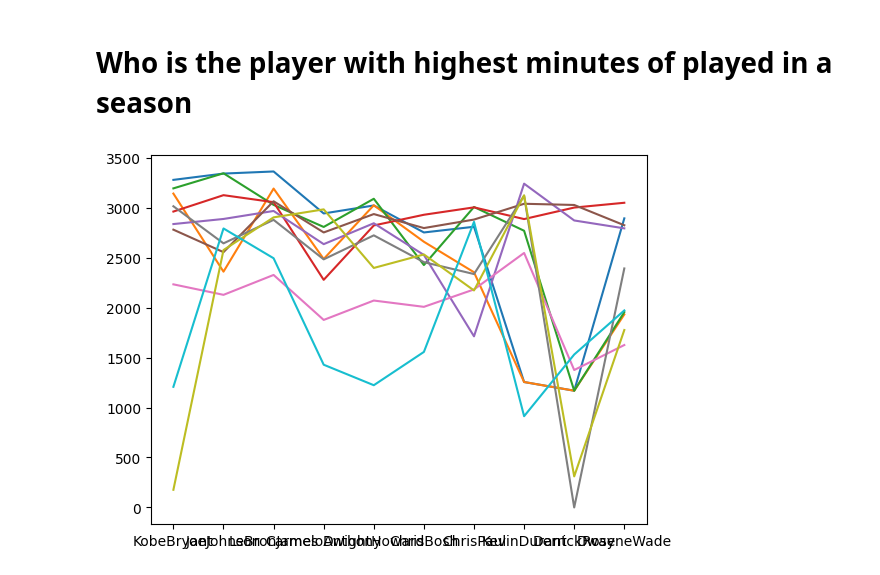
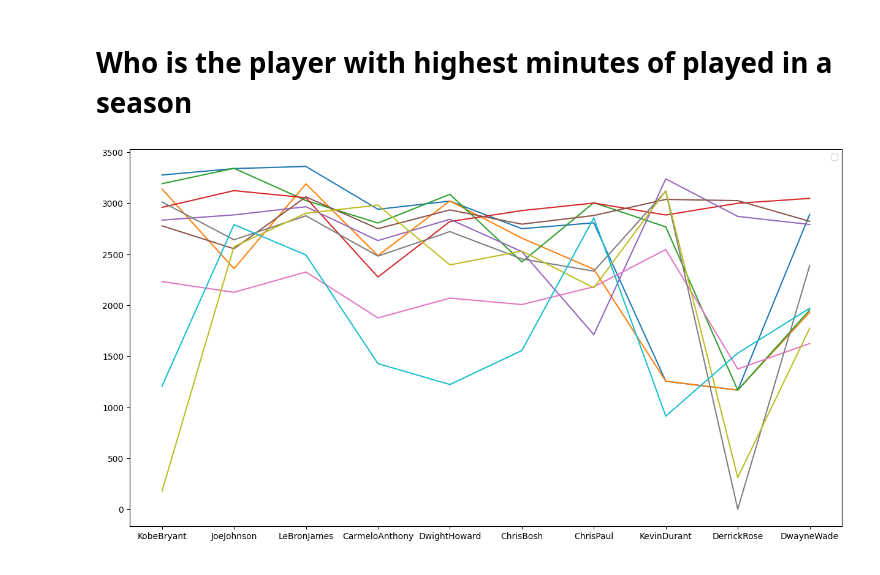
Before and after one commit to RyannKim327/Python-Programming-Compillation, a Jupyter notebook: Data Structures and Algorithm/Jupyter Notebook/basketball.ipynb, the cells around one changed output. Drawn from its saved outputs; the diff is of its cells as text; code cells hidden in the pictures.

```diff
--- a/Data Structures and Algorithm/Jupyter Notebook/basketball.ipynb
+++ b/Data Structures and Algorithm/Jupyter Notebook/basketball.ipynb
@@ -164,8 +164,9 @@ plt.show()
 # %% [markdown]
 # Who is the player with highest minutes of played in a season
 # %%
-plt.fi
+plt.figure(figsize=(15, 8))
+plt.legend([0, "red"])
 plt.plot(Players, minutes)
 plt.show()
 # %% [output]
-[figure, old version]
+[figure, new version]
```
